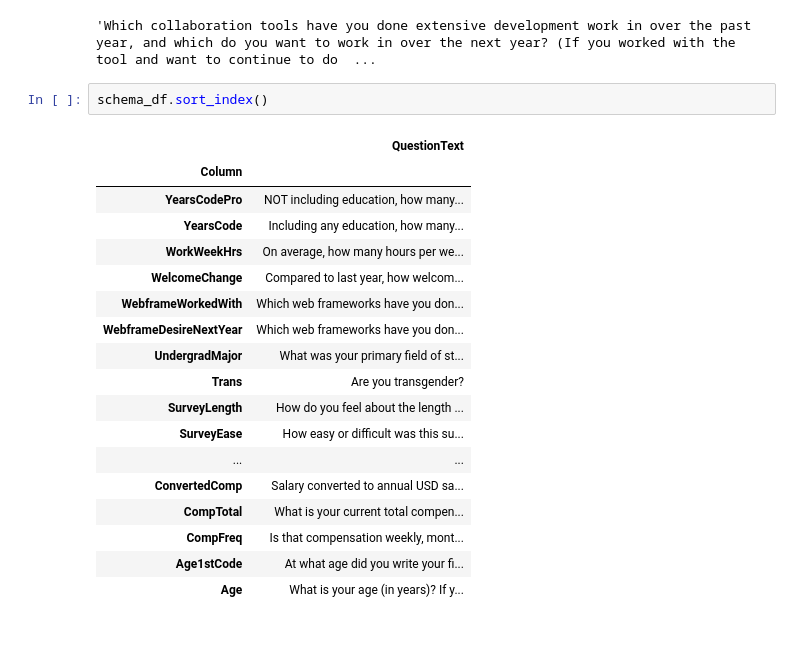
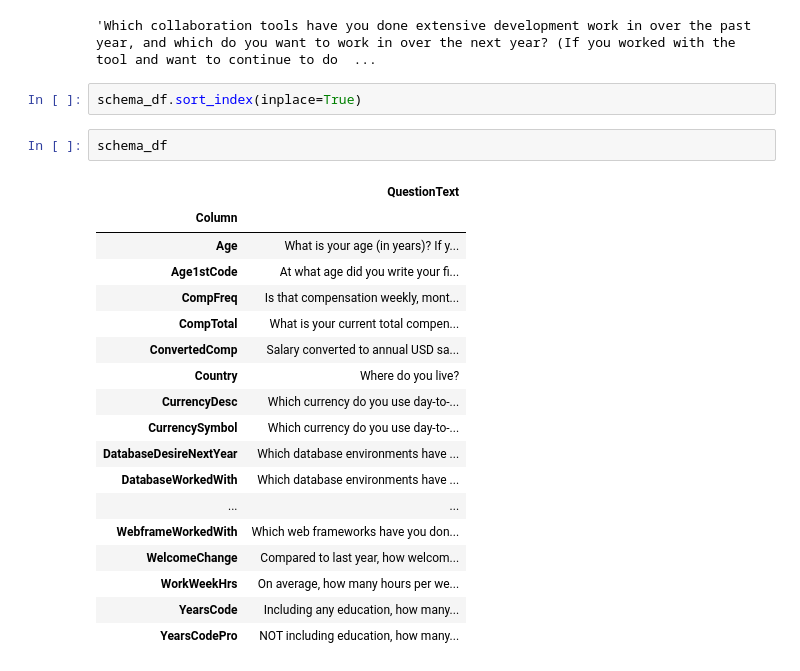
Before and after one commit to rodrigoc-silva/machine-learnig, a Jupyter notebook: pandas/Lab 3 - Indexes.ipynb, the cells around one changed output. Saved outputs shown, nothing was run; the diff lists cells and outputs as text; blank space fills up the shorter version.

```diff
--- a/pandas/Lab 3 - Indexes.ipynb
+++ b/pandas/Lab 3 - Indexes.ipynb
@@ -62,23 +62,25 @@ schema_df.loc['NEWCollabToolsDesireNextYear', 'QuestionText']
 # %% [output]
 'Which collaboration tools have you done extensive development work in over the past year, and which do you want to work in over the next year? (If you worked with the tool and want to continue to do  ...
 # %%
-schema_df.sort_index()
+schema_df.sort_index(inplace=True)
-# %% [output]
-|  | QuestionText |
-| Column |  |
-| YearsCodePro | NOT including education, how many... |
-| YearsCode | Including any education, how many... |
-| WorkWeekHrs | On average, how many hours per we... |
-| WelcomeChange | Compared to last year, how welcom... |
-| WebframeWorkedWith | Which web frameworks have you don... |
-| WebframeDesireNextYear | Which web frameworks have you don... |
-| UndergradMajor | What was your primary field of st... |
-| Trans | Are you transgender? |
-| SurveyLength | How do you feel about the length ... |
-| SurveyEase | How easy or difficult was this su... |
-| ... | ... |
-| ConvertedComp | Salary converted to annual USD sa... |
-| CompTotal | What is your current total compen... |
-| CompFreq | Is that compensation weekly, mont... |
-| Age1stCode | At what age did you write your fi... |
-| Age | What is your age (in years)? If y... |
+# %%
+schema_df
+# %% [output]
+|  | QuestionText |
+| Column |  |
+| Age | What is your age (in years)? If y... |
+| Age1stCode | At what age did you write your fi... |
+| CompFreq | Is that compensation weekly, mont... |
+| CompTotal | What is your current total compen... |
+| ConvertedComp | Salary converted to annual USD sa... |
+| Country | Where do you live? |
+| CurrencyDesc | Which currency do you use day-to-... |
+| CurrencySymbol | Which currency do you use day-to-... |
+| DatabaseDesireNextYear | Which database environments have ... |
+| DatabaseWorkedWith | Which database environments have ... |
+| ... | ... |
+| WebframeWorkedWith | Which web frameworks have you don... |
+| WelcomeChange | Compared to last year, how welcom... |
+| WorkWeekHrs | On average, how many hours per we... |
+| YearsCode | Including any education, how many... |
+| YearsCodePro | NOT including education, how many... |
```
